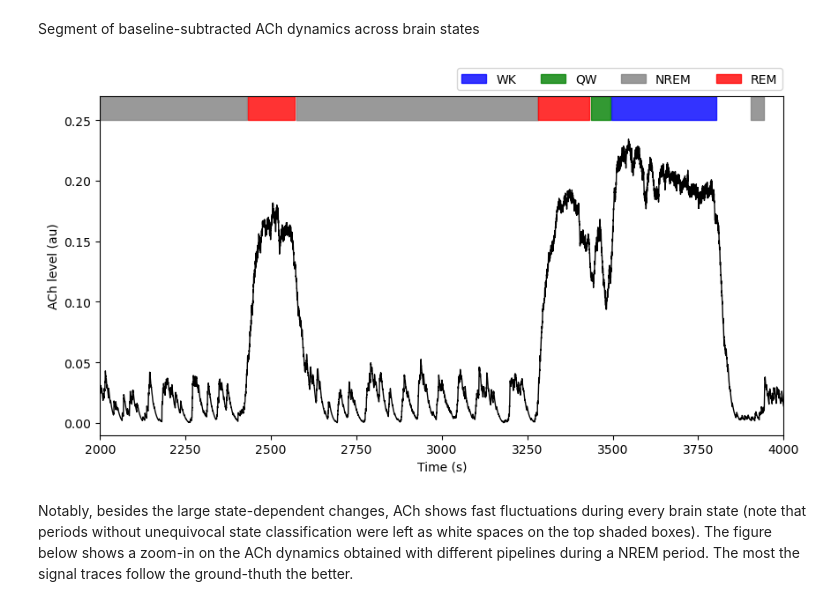
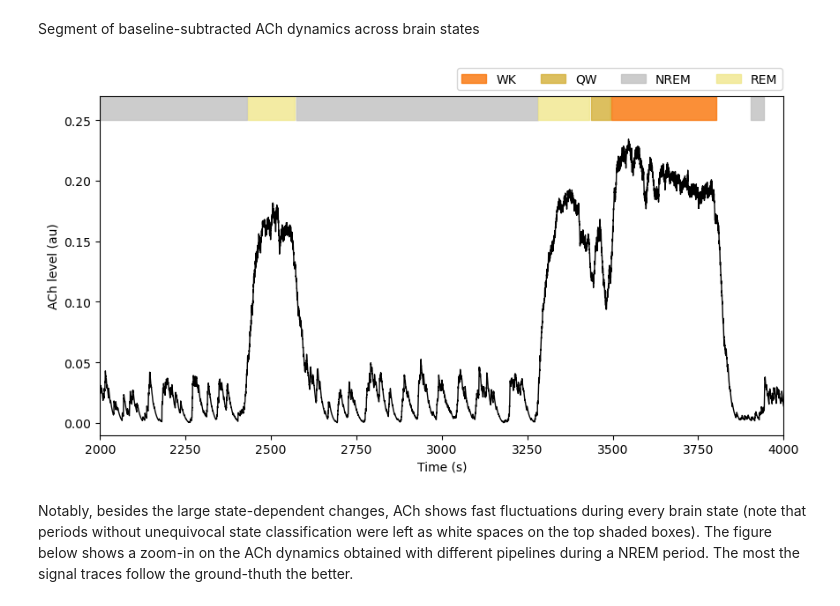
Before and after one commit to rmodosantos/DeepDenoise, a Jupyter notebook: notebooks/Test_models.ipynb, the cells around one changed output. Drawn from its saved outputs; the diff is of its cells as text; code cells hidden in the pictures.

```diff
--- a/notebooks/Test_models.ipynb
+++ b/notebooks/Test_models.ipynb
@@ -22,13 +21,12 @@ import matplotlib.pyplot as plt
 For these tests, I am using a testset that consists in a continuous time-series of synthetic biological signals with added noise. Noise has the largest magnitude used during neural network training. Note that the data is stored in a local server not publicly accessible.
 # %%
 # Load test timeseries
-data = loadmat('/storage/ricardo/data/Project/Denoising/test_spect_all_noiseshot08.mat')
+data = loadmat('../data/test_spect_all_noiseshot08.mat')
 spect = data['spectest_full']   # With added noise
 spect_clean = data['spectest']  # Without added noise
 
 # Spectral features to be used in fittings
-data_fits = loadmat('/storage/ricardo/data/Project/Denoising/noise_components_dataset_slowHb.mat')
-ACh = data_fits['ACh_dynamics']
+data_fits = loadmat('../data/noise_components_dataset_slowHb.mat')
 ACh_spec = data_fits['ACh_spectrum']  # ACh spectrum
 HbO2_spec = data_fits['OxyHb_absorption']   # HbO2 spectrum
 Hb_spec = data_fits['Hb_absorption']    # Hb spectrum
@@ -130,39 +123,39 @@ REM = data_states['states']['REM'][0][0]
 
 state_names = ['WK','QW','NREM','REM']
 
 #Define colors for each state
 state_colors = {
-    "WK": "blue",
-    "QW": "green",
-    "NREM": "grey",
-    "REM": "red"
+    "WK": "xkcd:orange",
+    "QW": "#D4AF37",
+    "NREM": "silver",
+    "REM": "khaki"
 }
 
 # Create figure
 fig, ax = plt.subplots(figsize=(10,5))
-ax.plot(np.arange(len(ACh))/SampRate,fit_ACh['Ground truth'],color='black',linewidth=1)
+ax.plot(np.arange(len(fit_ACh['Ground truth']))/SampRate,fit_ACh['Ground truth'],color='black',linewidth=1)
 
 # Draw state shades
 for state_name in state_names:
     st = data_states['states'][state_name][0][0]
     color = state_colors[state_name]
     for period in st:
         ax.fill_between(np.arange(period[0],period[1]),0.27,0.25,alpha=0.8,color=color)
 
 # Create custom legend elements
 legend_elements = []
 for state, color in state_colors.items():
     legend_elements.append(mpatches.Patch(color=color, label=state, alpha=0.8))
 
 # Add legend with custom elements above the figure
 ax.legend(handles=legend_elements, loc="upper center", bbox_to_anchor=(0.76, 1.1),ncol=4)
 
 ax.set(xlabel='Time (s)', ylabel='ACh level (au)')
 plt.xlim(2000,4000)
 plt.ylim(-0.01,0.27)
 plt.show()
 # %% [output]
-[figure, old version]
+[figure, new version]
 # %% [markdown]
 Notably, besides the large state-dependent changes, ACh shows fast fluctuations during every brain state (note that periods without unequivocal state classification were left as white spaces on the top shaded boxes).
 The figure below shows a zoom-in on the ACh dynamics obtained with different pipelines during a NREM period. The most the signal traces follow the ground-thuth the better.
```
Also changed, not shown: parts of 2 cells of this notebook, 3 other files.
